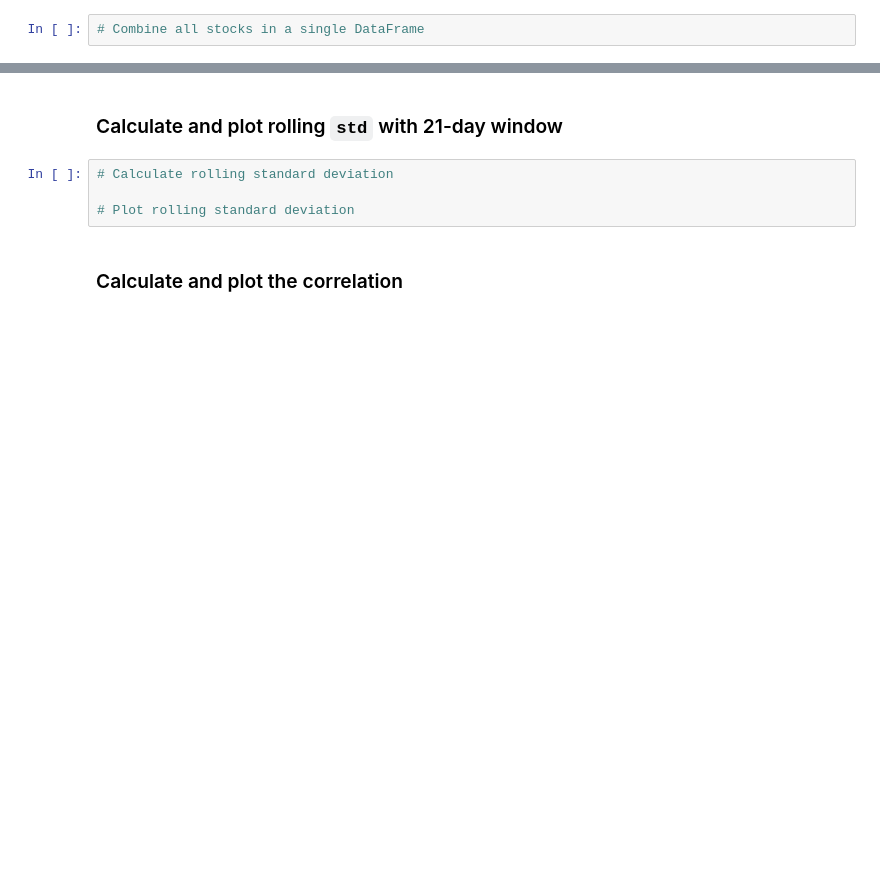
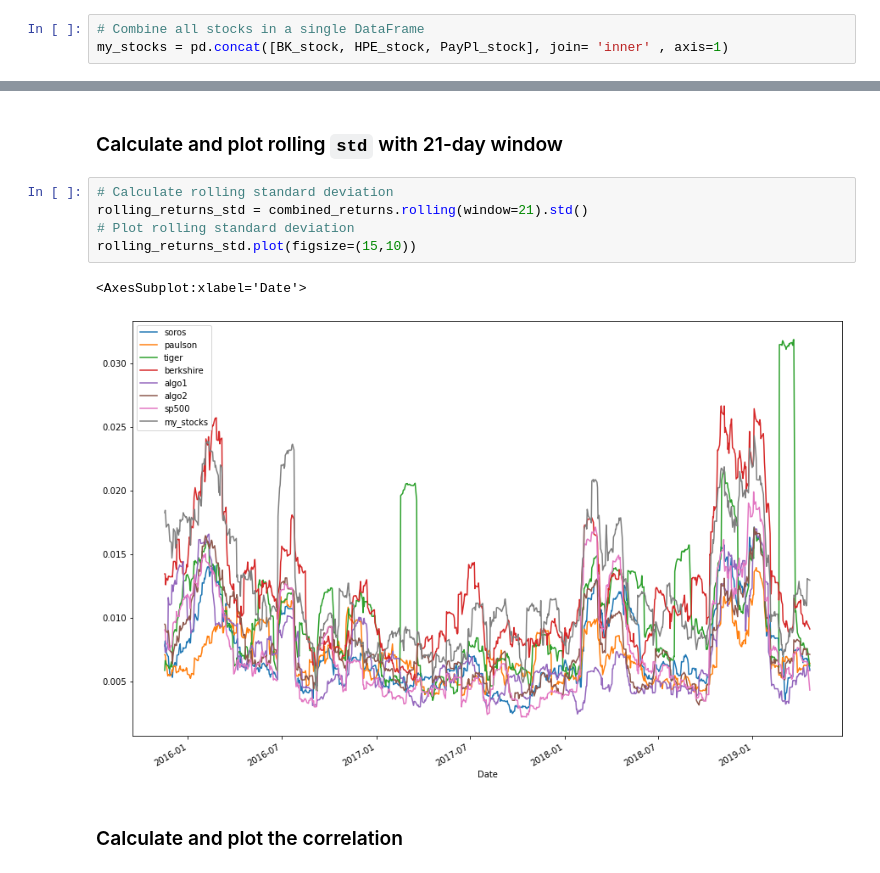
Before and after one commit to JQH84/Portfolio-Analysis, a Jupyter notebook: whale_analysis.ipynb, the cells around one changed output, grey strips where cells are left out. Saved outputs shown, nothing was run; the diff lists cells and outputs as text; blank space fills up the shorter version.

```diff
--- a/whale_analysis.ipynb
+++ b/whale_analysis.ipynb
@@ -379,4 +382,5 @@ In this section, you will build your own portfolio of stocks, calculate the retu
 # %%
 # Combine all stocks in a single DataFrame
+my_stocks = pd.concat([BK_stock, HPE_stock, PayPl_stock], join= 'inner' , axis=1)
 # %%
 # Reset Date index
@@ -413,8 +488,12 @@ weights = [1/3, 1/3, 1/3]
 ### Calculate and plot rolling `std` with 21-day window
 # %%
 # Calculate rolling standard deviation
-
+rolling_returns_std = combined_returns.rolling(window=21).std()
 # Plot rolling standard deviation
+rolling_returns_std.plot(figsize=(15,10))
+# %% [output]
+<AxesSubplot:xlabel='Date'>
+[figure, added]
 # %% [markdown]
 ### Calculate and plot the correlation
 # %%
```
Also changed, not shown: parts of 18 cells of this notebook, 1 other file.
